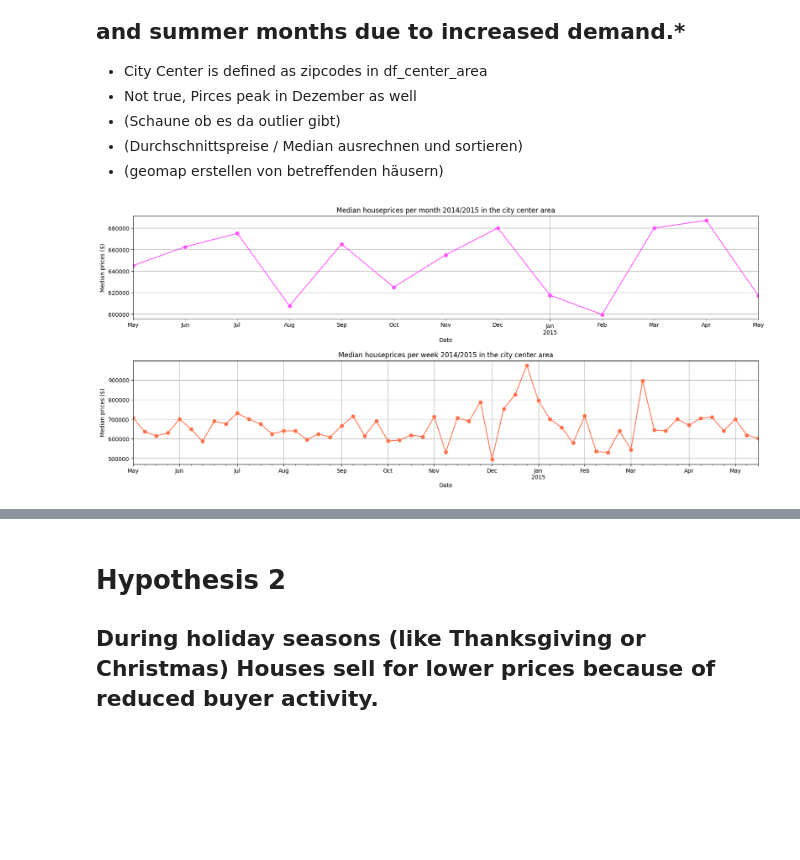
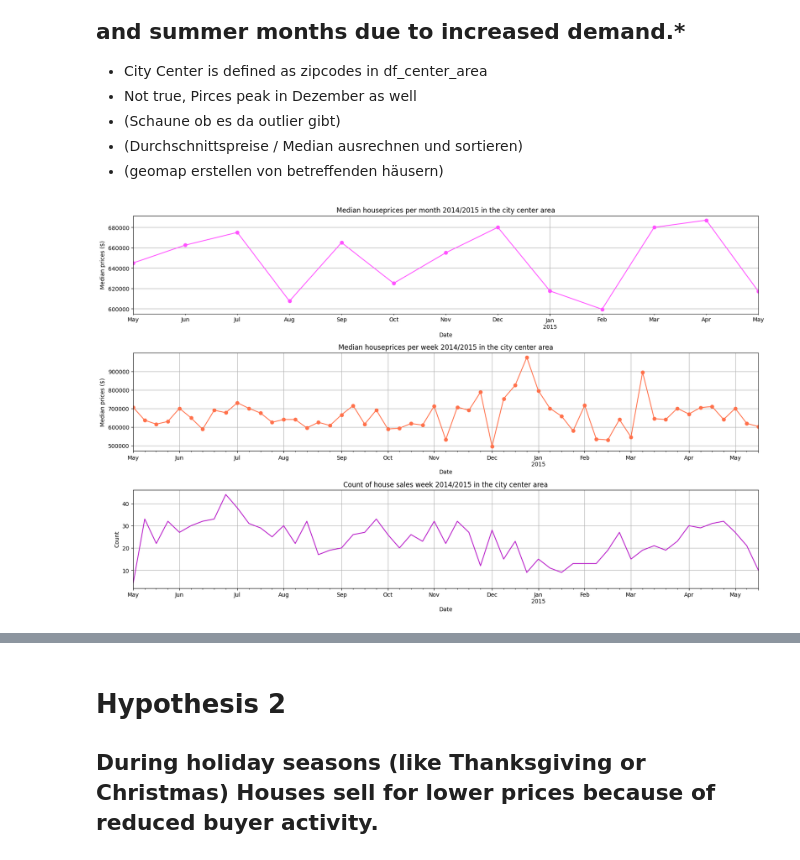
Before and after one commit to julialoeschel/eda-project-houses, a Jupyter notebook: EDA.ipynb, the cells around one changed output, grey strips where cells are left out. Drawn from its saved outputs; the diff is of its cells as text; code cells hidden in the pictures; blank space fills up the shorter version.

Commit message:
some more plots before readme

```diff
--- a/EDA.ipynb
+++ b/EDA.ipynb
@@ -318,37 +318,47 @@ import matplotlib.pyplot as plt
 df_center_area['date'] = pd.to_datetime(df_center_area['date'])
 
 # drop outlier, weil zu große Villa, verfälscht den Schnitt
-# df_center_area.drop(df_center_area[df_center_area['house_id'] == 6762700020].index, inplace=True)
+df_center_area.drop(df_center_area[df_center_area['house_id'] == 6762700020].index, inplace=True)
 
 
 # find entries for a pecial day in a month
 # df_center_area[(df_center_area['date'].dt.month == 10) & (df_center_area['date'].dt.day == 13)].sort_values(by="date")
 
 
-fig, axes = plt.subplots(2,1, figsize=(20, 8))
+fig, axes = plt.subplots(3,1, figsize=(20, 12))
 
 df_center_area.groupby(df_center_area['date'].dt.to_period('M'))['price'].median().plot(
     kind='line',
     marker='o',
     title='Median houseprices per month 2014/2015 in the city center area',
     xlabel='Date',
     ylabel='Median prices ($)',
     grid=True,
     color=colors["pink"],
     ax=axes[0],
 )
 
 df_center_area.groupby(df_center_area['date'].dt.to_period('w'))['price'].median().plot(
     kind='line',
     marker='o',
     title='Median houseprices per week 2014/2015 in the city center area',
     xlabel='Date',
     ylabel='Median prices ($)',
     grid=True,
     color=colors["orange"],
     ax=axes[1],
 )
 
+df_center_area.groupby(df_center_area['date'].dt.to_period('w'))['price'].count().plot(
+    kind='line',
+    title='Count of house sales week 2014/2015 in the city center area',
+    xlabel='Date',
+    ylabel='Count',
+    grid=True,
+    color=colors["lila"],
+    ax=axes[2],
+)
+
 plt.subplots_adjust(hspace=0.4, wspace=0.3)
 # %% [output]
-[figure, old version]
+[figure, new version]
```
Also changed, not shown: parts of 7 cells of this notebook.
